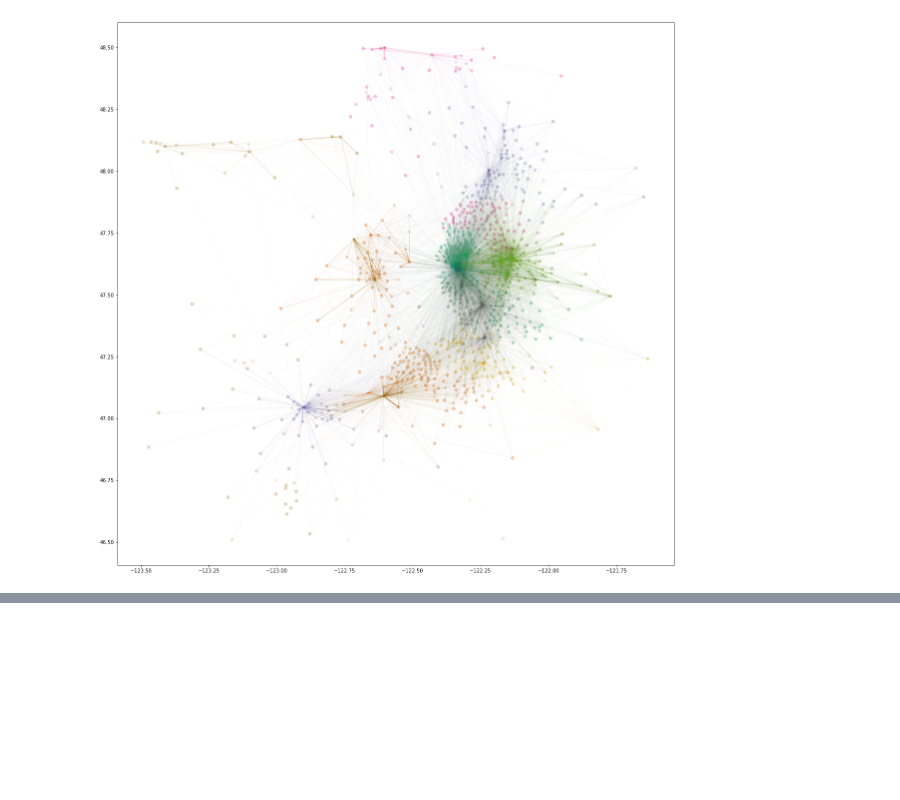
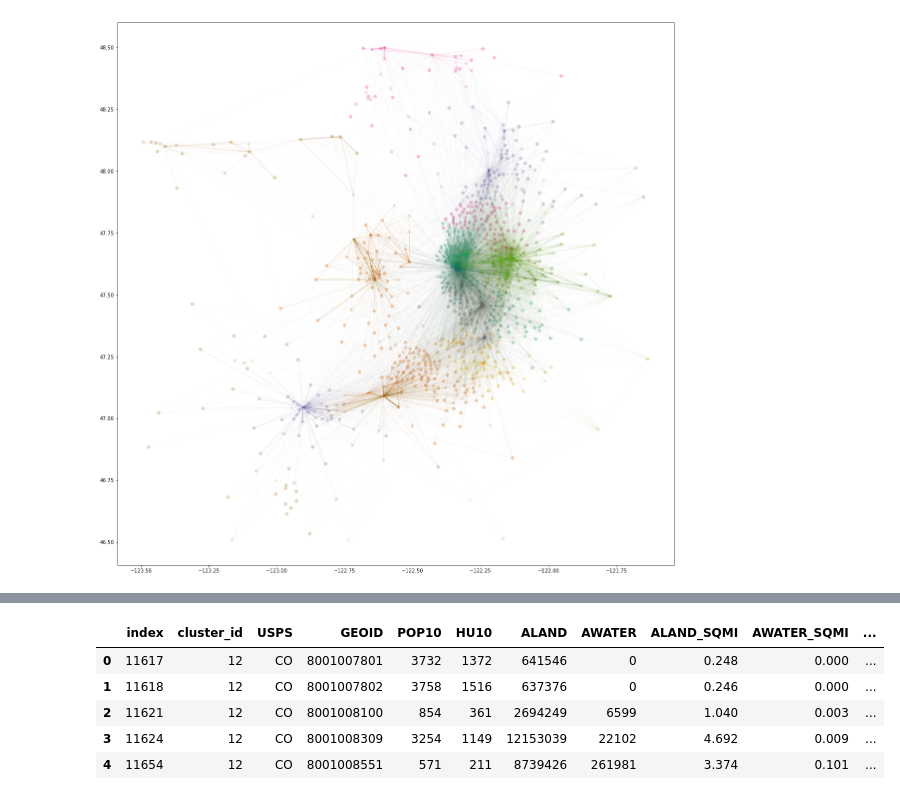
Before and after one commit to joannabate/commute, a Jupyter notebook: Alex_Plotting.ipynb, the cells around one changed output, grey strips where cells are left out. Cells and saved outputs as stored; diff of their text form; code cells hidden in the pictures; blank space fills up the shorter version.

```diff
--- a/Alex_Plotting.ipynb
+++ b/Alex_Plotting.ipynb
@@ -105,0 +108,9 @@ fig.show()
+# %%
+df_results.head()
+# %% [output]
+|  | index | cluster_id | USPS | GEOID | POP10 | HU10 | ALAND | AWATER | ALAND_SQMI | AWATER_SQMI | ... |
+| 0 | 11617 | 12 | CO | 8001007801 | 3732 | 1372 | 641546 | 0 | 0.248 | 0.000 | ... |
+| 1 | 11618 | 12 | CO | 8001007802 | 3758 | 1516 | 637376 | 0 | 0.246 | 0.000 | ... |
+| 2 | 11621 | 12 | CO | 8001008100 | 854 | 361 | 2694249 | 6599 | 1.040 | 0.003 | ... |
+| 3 | 11624 | 12 | CO | 8001008309 | 3254 | 1149 | 12153039 | 22102 | 4.692 | 0.009 | ... |
+| 4 | 11654 | 12 | CO | 8001008551 | 571 | 211 | 8739426 | 261981 | 3.374 | 0.101 | ... |
```
Also changed, not shown: parts of 18 cells of this notebook, 1 other file.
